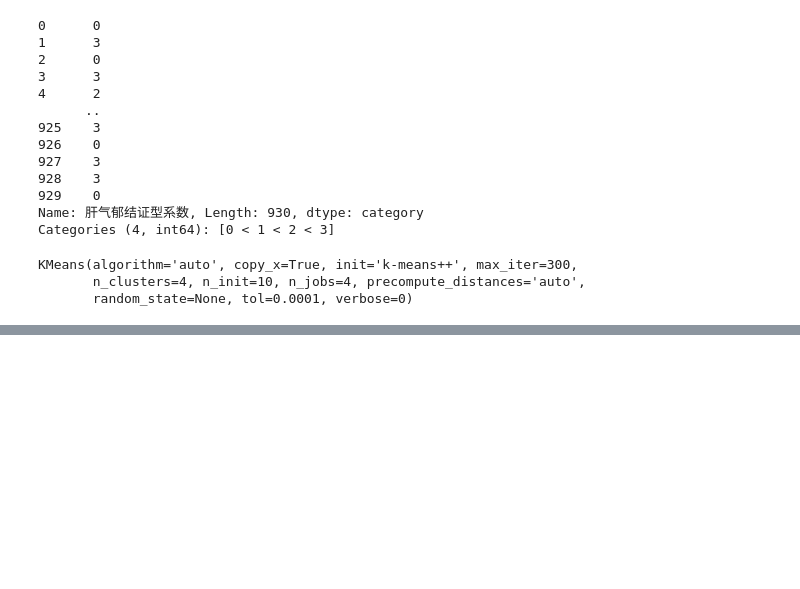
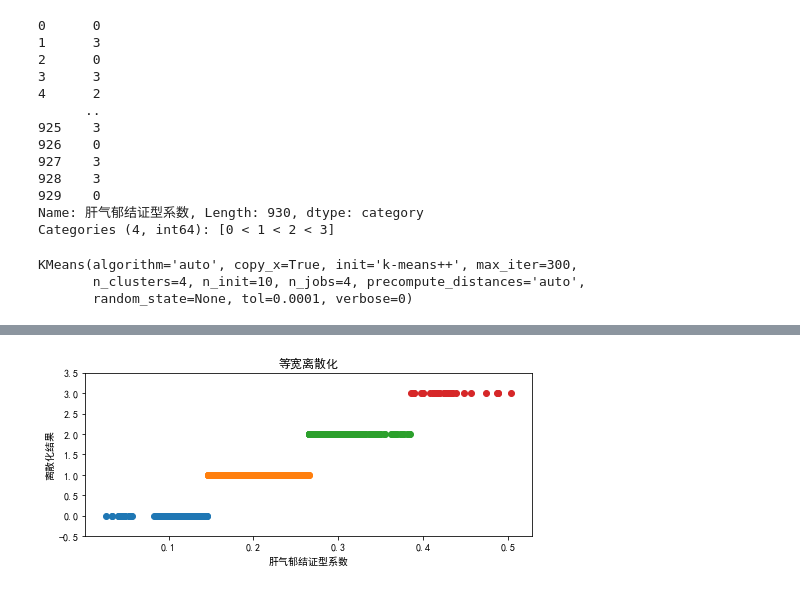
Before and after one commit to BillionsRichard/PythonPracticeOfDataAnalysisAndMining, a Jupyter notebook: chapter4/demo/code/4-3_data_discretization.ipynb, the cells around one changed output, grey strips where cells are left out. Cells and saved outputs as stored; diff of their text form; code cells hidden in the pictures; blank space fills up the shorter version.

```diff
--- a/chapter4/demo/code/4-3_data_discretization.ipynb
+++ b/chapter4/demo/code/4-3_data_discretization.ipynb
@@ -32,4 +32,4 @@ pandas.core.series.Series
 # %%
 k = 4
 # %%
-d1 = pd.cut(data, k, labels=range(k), retbins=True)
+d1 = pd.cut(data, k, labels=range(k)) # 离散化的关键函数
@@ -175,0 +287,19 @@ c.sort_values(by=0)
+# %%
+plt.rcParams['font.sans-serif'] = ['SimHei'] # 显示中文
+plt.rcParams['axes.unicode_minus'] = False # 正常显示负号
+# %%
+def plot_clustered_figure(d, k, title):
+    plt.figure(figsize=(8,3))
+    for j in range(0, k):
+        x = data[d==j]
+        y = [j] * len(x)
+        plt.plot(x,y, 'o')
+
+    plt.ylim(-0.5, k-0.5)
+    plt.title(title)
+    plt.xlabel('肝气郁结证型系数')
+    plt.ylabel('离散化结果')
+    return plt
+# %%
+plot_clustered_figure(d1, k, u'等宽离散化')
+# %% [output]
@@ -175,0 +307 @@ c.sort_values(by=0)
+[figure, added]
```
Also changed, not shown: parts of 33 cells of this notebook, 3 other files.
